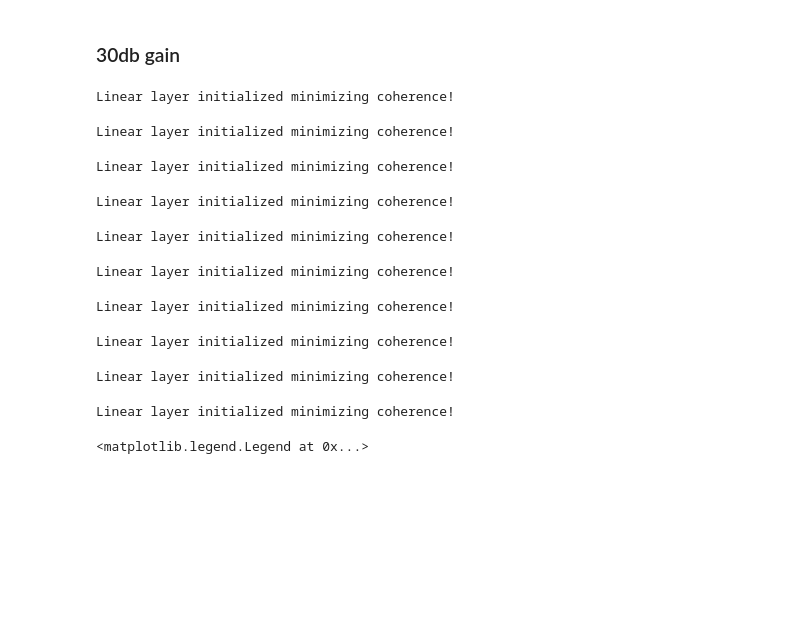
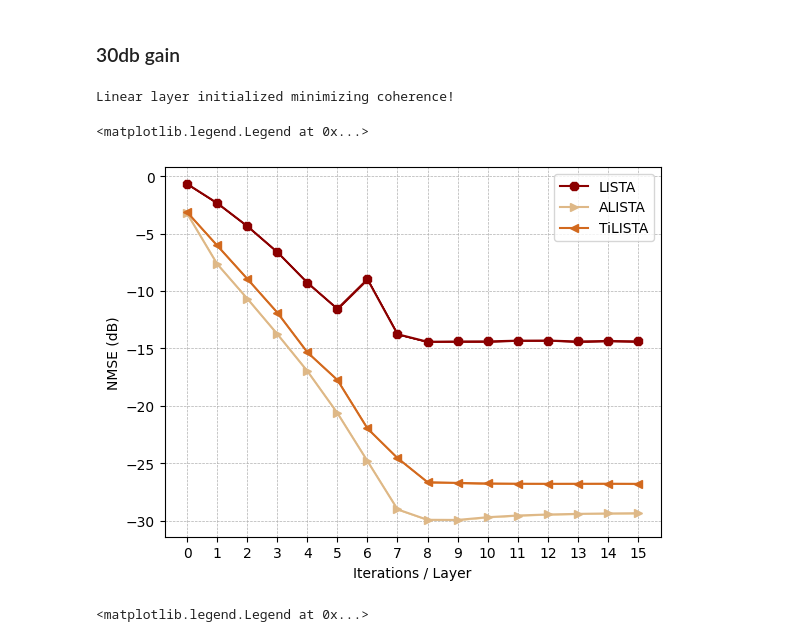
Before and after one commit to LeoDiNino97/NonconvexSparseLearningUnrolledSCA, a Jupyter notebook: Sparse analysis/ISTA_LISTA.ipynb, the cells around one changed output. Saved outputs shown, nothing was run; the diff lists cells and outputs as text; code cells hidden in the pictures; blank space fills up the shorter version.

```diff
--- a/Sparse analysis/ISTA_LISTA.ipynb
+++ b/Sparse analysis/ISTA_LISTA.ipynb
@@ -49,7 +49,7 @@ train_set = SyntheticSignals(
     p = p_,
     SNR = 100,
     size = 4000
-    ).set_loader()
+    )
 
 test_set = SyntheticSignals(
     A = A_,
@@ -293,7 +297,7 @@ plt.legend()
 # %% [markdown]
 ### 30db gain
 # %%
-M = 10
+M = 1
 LAYERS = 16
 BETA_INIT = 0.4
 EPOCHS = 50
@@ -349,18 +353,46 @@ for m in tqdm(range(M)):
     LISTA_LOSS[m,:] = model1.compute_nmse_inference(test_set)
     ALISTA_LOSS[m,:] = model2.compute_nmse_inference(test_set)
     TiLISTA_LOSS[m,:] = model3.compute_nmse_inference(test_set)
-    L2O_ISTA_LOSS[m,:] = model4.compute_nmse_inference(test_set)
+    #L2O_ISTA_LOSS[m,:] = model4.compute_nmse_inference(test_set)
 
     ISTA_LOSS[m,:] = ISTA_BATCH(test_set, LAYERS, A_, rho = BETA_INIT)
     FISTA_LOSS[m,:] = FISTA_BATCH(test_set, LAYERS, A_, rho = BETA_INIT)
 # %% [output]
 Linear layer initialized minimizing coherence!
-Linear layer initialized minimizing coherence!
-Linear layer initialized minimizing coherence!
-Linear layer initialized minimizing coherence!
-Linear layer initialized minimizing coherence!
-Linear layer initialized minimizing coherence!
-Linear layer initialized minimizing coherence!
-Linear layer initialized minimizing coherence!
-Linear layer initialized minimizing coherence!
-Linear layer initialized minimizing coherence!
+# %%
+LISTA_LOSS = LISTA_LOSS.cpu().numpy()
+ALISTA_LOSS = ALISTA_LOSS.cpu().numpy()
+TiLISTA_LOSS = TiLISTA_LOSS.cpu().numpy()
+# %%
+plt.plot(np.mean(LISTA_LOSS, axis = 0), label='LISTA', color='darkred', marker = '8')
+plt.fill_between(range(LAYERS),
+                    np.mean(LISTA_LOSS, axis = 0) - (2/np.sqrt(LISTA_LOSS.shape[1])) * np.std(LISTA_LOSS, axis = 0),
+                    np.mean(LISTA_LOSS, axis = 0) + (2/np.sqrt(LISTA_LOSS.shape[1])) * np.std(LISTA_LOSS, axis = 0),
+                    color='darkred',
+                    alpha=0.9)
+
+plt.plot(np.mean(ALISTA_LOSS, axis = 0), label='ALISTA', color='burlywood', marker = '>')
+plt.fill_between(range(LAYERS),
+                    np.mean(ALISTA_LOSS, axis = 0) - (2/np.sqrt(ALISTA_LOSS.shape[1])) * np.std(ALISTA_LOSS, axis = 0),
+                    np.mean(ALISTA_LOSS, axis = 0) + (2/np.sqrt(ALISTA_LOSS.shape[1])) * np.std(ALISTA_LOSS, axis = 0),
+                    color='wheat',
+                    alpha=0.9)
+
+plt.plot(np.mean(TiLISTA_LOSS, axis = 0), label='TiLISTA', color='chocolate', marker = '<')
+plt.fill_between(range(LAYERS),
+                    np.mean(TiLISTA_LOSS, axis = 0) - (2/np.sqrt(TiLISTA_LOSS.shape[1])) * np.std(TiLISTA_LOSS, axis = 0),
+                    np.mean(TiLISTA_LOSS, axis = 0) + (2/np.sqrt(TiLISTA_LOSS.shape[1])) * np.std(TiLISTA_LOSS, axis = 0),
+                    color='sandybrown',
+                    alpha=0.9)
+
+plt.xticks(range(LAYERS))
+
+plt.ylabel('NMSE (dB)')
+plt.xlabel('Iterations / Layer')
+
+
+plt.grid(True, which="both", ls="--", linewidth=0.5)
+plt.legend()
+# %% [output]
+<matplotlib.legend.Legend at 0x...>
+[figure, added]
```
Also changed, not shown: parts of 3 cells of this notebook, 7 other files.
